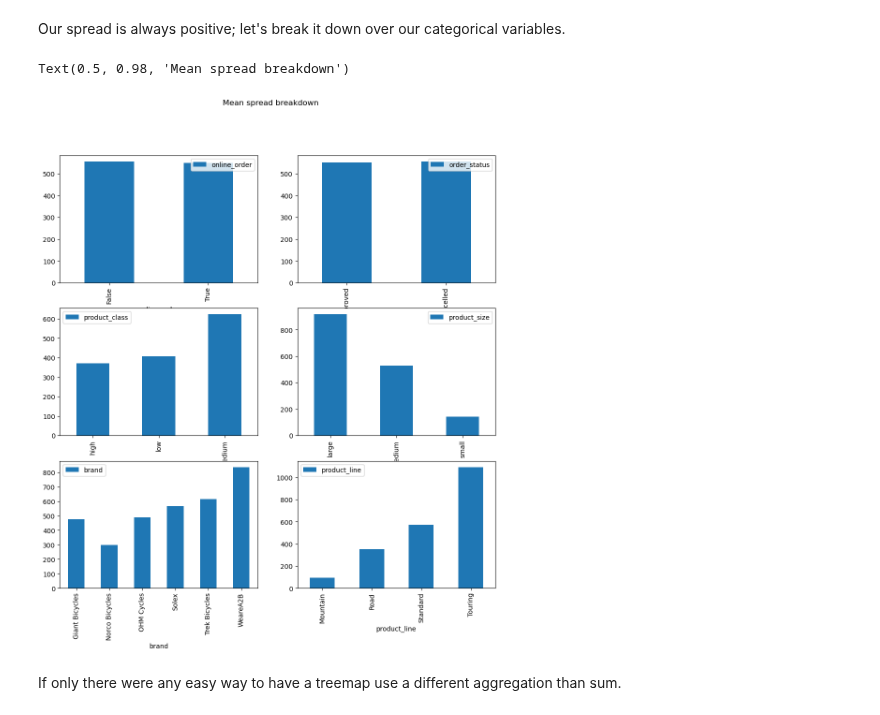
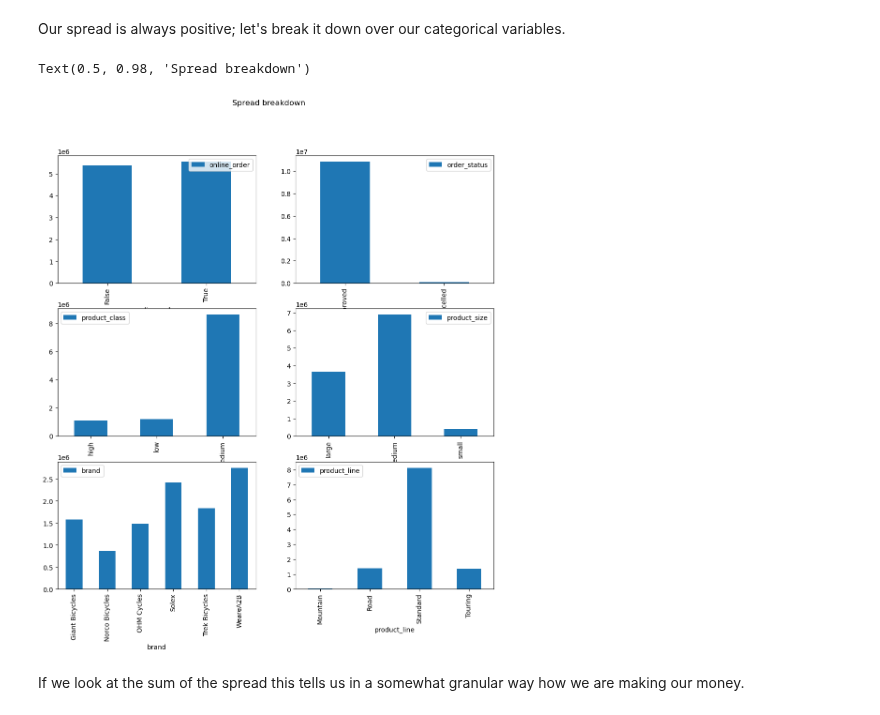
Before and after one commit to mikedelong/kaggle-workbooks, a Jupyter notebook: subplots-and-bar-charts.ipynb, the cells around one changed output. Drawn from its saved outputs; the diff is of its cells as text; code cells hidden in the pictures.

Commit message:
Kaggle Notebook | Subplots and bar charts | Version 5

```diff
--- a/subplots-and-bar-charts.ipynb
+++ b/subplots-and-bar-charts.ipynb
@@ -93,12 +95,12 @@ Our spread is always positive; let's break it down over our categorical variable
 # %%
 figure, ax = subplots(nrows=3, ncols=2, figsize=(12, 12))
 axes = ax.ravel().tolist()
 for index, column in enumerate(['online_order', 'order_status', 'product_class', 'product_size', 'brand', 'product_line', ]):
-    spread_df[[column, 'spread']].groupby([column, ])['spread'].mean().plot(ax=axes[index], kind='bar', legend=True)
+    spread_df[[column, 'spread']].groupby([column, ])['spread'].sum().plot(ax=axes[index], kind='bar', legend=True)
     axes[index].legend([column])
-figure.suptitle('Mean spread breakdown')
+figure.suptitle('Spread breakdown')
 # %% [output]
-Text(0.5, 0.98, 'Mean spread breakdown')
+Text(0.5, 0.98, 'Spread breakdown')
-[figure, old version]
+[figure, new version]
-# %% [markdown]
-If only there were any easy way to have a treemap use a different aggregation than sum.
+# %% [markdown]
+If we look at the sum of the spread this tells us in a somewhat granular way how we are making our money.
```
Also changed, not shown: parts of 4 cells of this notebook.
